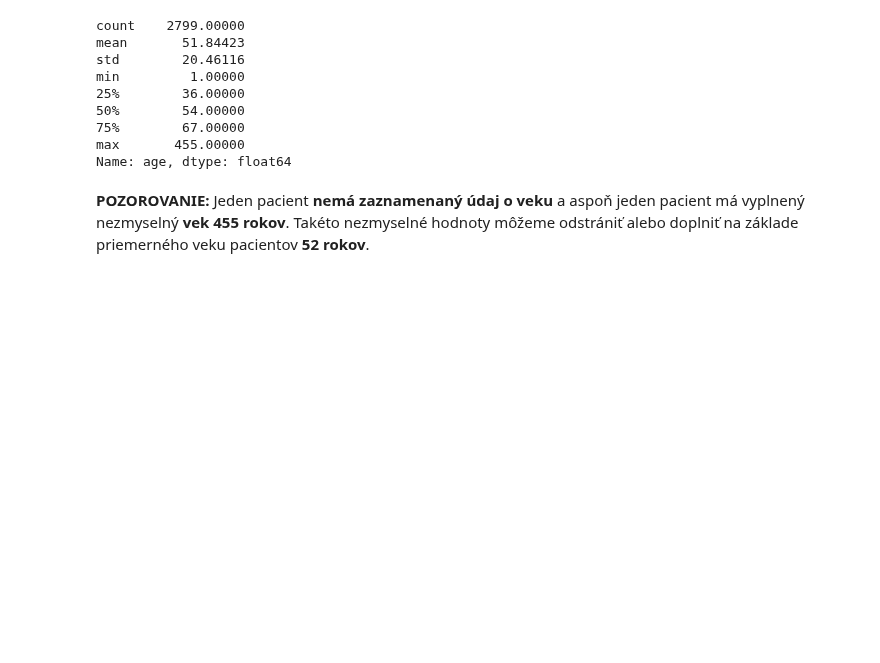
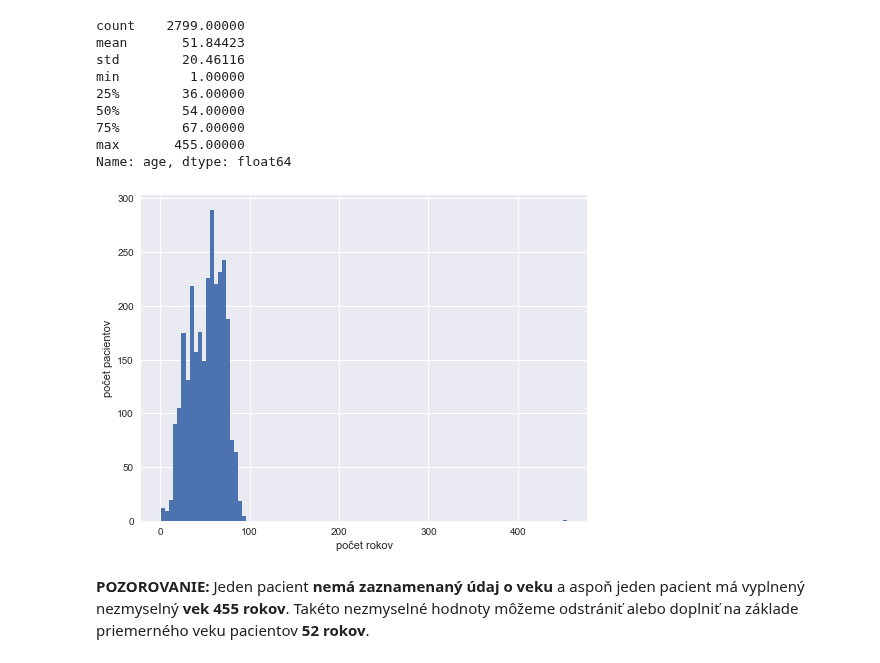
Before and after one commit to PeterJurkacek/IAU_2018_Jurkacek_Vyskoc, a Jupyter notebook: prieskumna_analyza.ipynb, the cells around one changed output. Drawn from its saved outputs; the diff is of its cells as text; code cells hidden in the pictures; blank space fills up the shorter version.

```diff
--- a/prieskumna_analyza.ipynb
+++ b/prieskumna_analyza.ipynb
@@ -107,6 +145,21 @@ min         1.00000
 75%        67.00000
 max       455.00000
 Name: age, dtype: float64
+# %%
+column = 'age'
+# Môžeme odstrániť chýbajúce hodnoty
+#sample = data.loc[data[column].notna(), column]
+# Alebo ich môžeme nahradiť za priemerný vek
+sample = data[column].fillna(data[column].mean())
+
+seaborn.set()
+# Vykreslíme si histogram
+_ = plt.hist(sample, bins=100)
+_ = plt.xlabel('počet rokov')
+_ = plt.ylabel('počet pacientov')
+plt.show()
+# %% [output]
+[figure, added]
 # %% [markdown]
 **POZOROVANIE:** Jeden pacient **nemá zaznamenaný údaj o veku** a aspoň jeden pacient má vyplnený nezmyselný **vek 455 rokov**. Takéto nezmyselné hodnoty môžeme odstrániť alebo doplniť na základe priemerného veku pacientov **52 rokov**.
 # %% [markdown]
```
Also changed, not shown: parts of 80 cells of this notebook.
